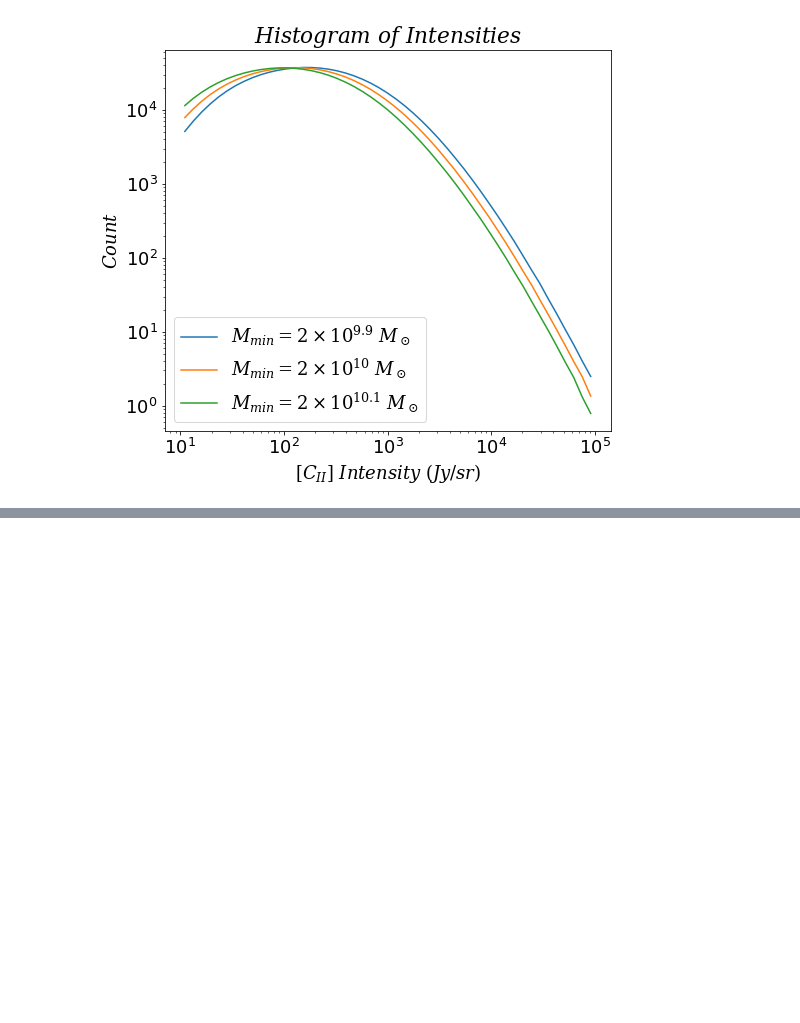
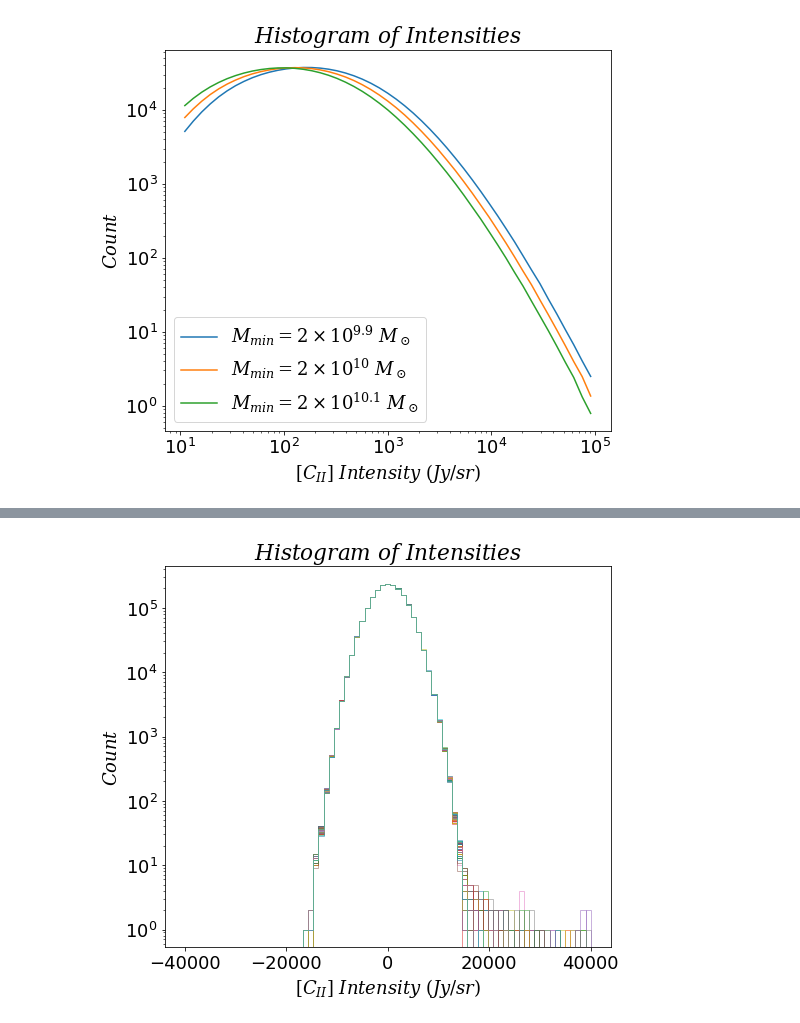
Before and after one commit to PatrickHorlaville/CITA_LIM, a Jupyter notebook: dSrel.ipynb, the cells around one changed output, grey strips where cells are left out. Drawn from its saved outputs; the diff is of its cells as text; code cells hidden in the pictures; blank space fills up the shorter version.

```diff
--- a/dSrel.ipynb
+++ b/dSrel.ipynb
@@ -603,0 +642,16 @@ plt.savefig('paper_figs/dsrel/alpha_mmin_srel.png', bbox_inches = 'tight')
+# %%
+n_zdex03_tot_for = [0 for i in range(len(onlyfiles))]
+
+for i in range(len(onlyfiles)):
+
+    for_zdex03 = np.load('/mnt/scratch-lustre/horlaville/nuObs270/zdex03/for/cii_for'+str(i)+'.npy')
+    n_zdex03_tot_for[i], bins, _ = plt.hist(for_zdex03.flatten(), bins = lin_binning, alpha = 0.5, histtype = 'step')
+
+    plt.xlabel(r'$[C_{II}]\ Intensity\ (Jy/sr)$')
+    plt.ylabel(r'$Count$')
+    plt.yscale('log')
+    plt.title(r'$Histogram\ of\ Intensities$')
+
+center = (bins[:-1] + bins[1:]) / 2
+# %% [output]
+[figure, added]
```
Also changed, not shown: parts of 42 cells of this notebook, 17 other files.
